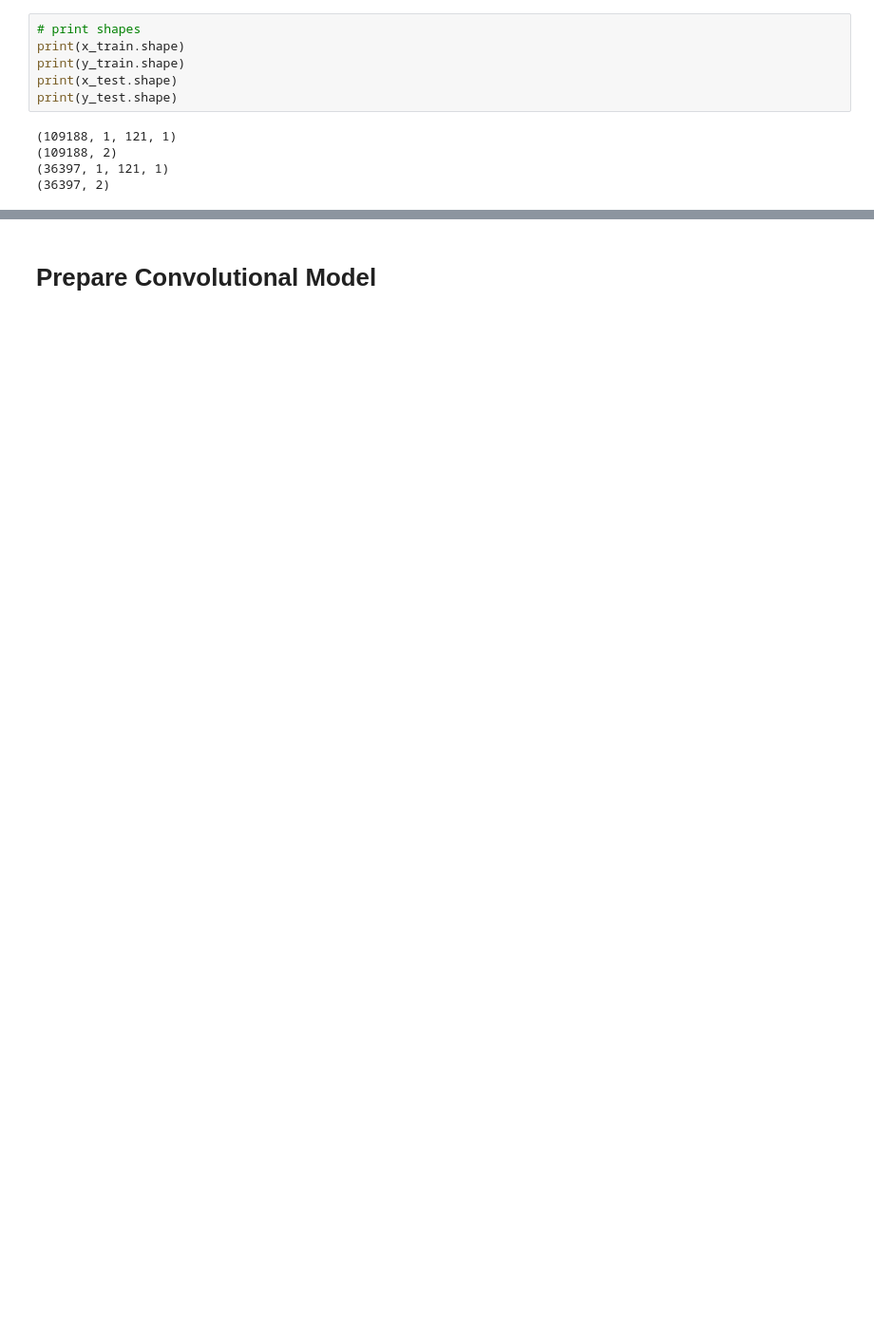
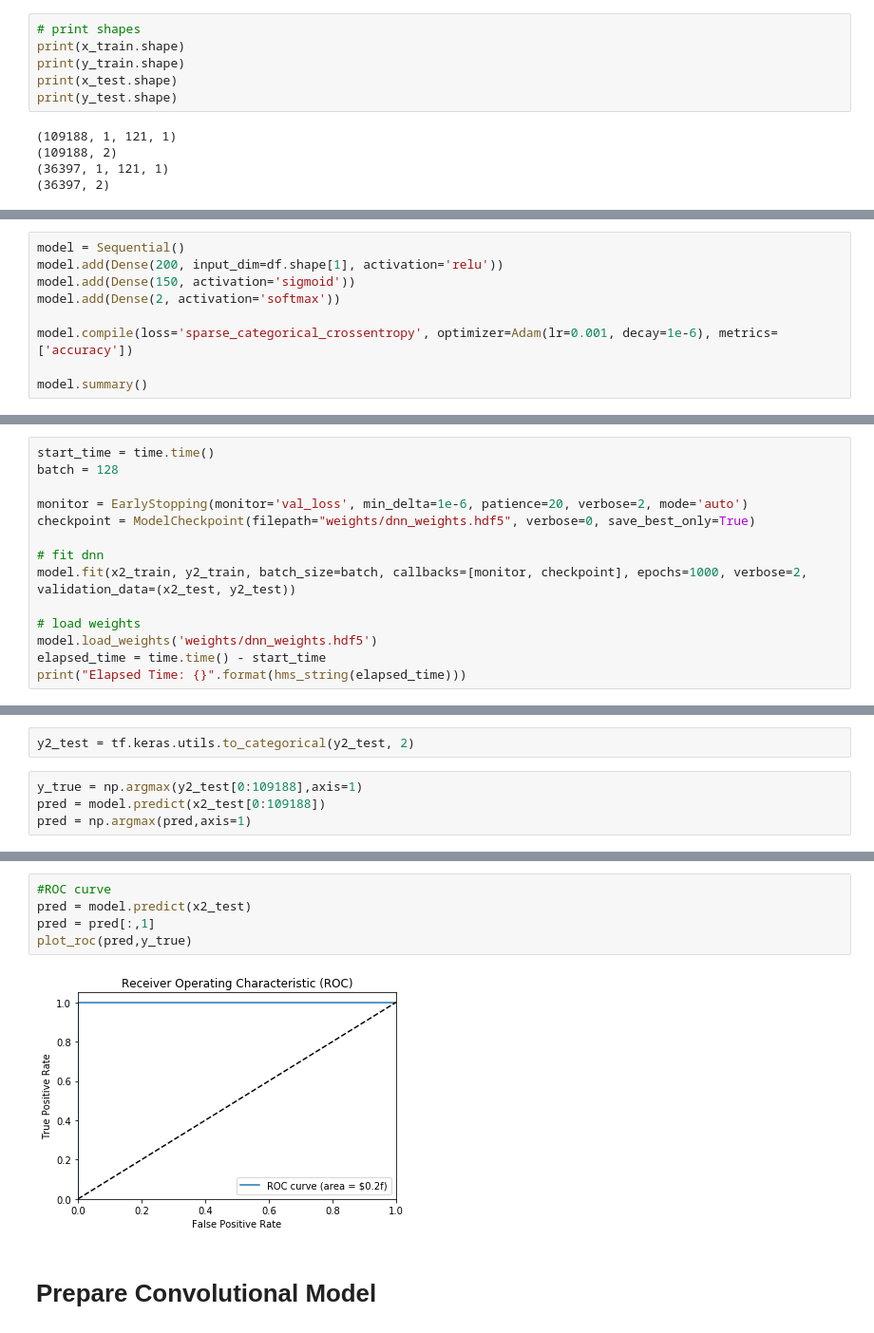
Before and after one commit to saechaol/network-intrusion-detector, a Jupyter notebook: intrusion_predictor.ipynb, the cells around one changed output, grey strips where cells are left out. Shown at 95% size. Saved outputs shown, nothing was run; the diff lists cells and outputs as text; blank space fills up the shorter version.

```diff
--- a/intrusion_predictor.ipynb
+++ b/intrusion_predictor.ipynb
@@ -296,0 +309,9 @@ print(y_test.shape)
+# %%
+model = Sequential()
+model.add(Dense(200, input_dim=df.shape[1], activation='relu'))
+model.add(Dense(150, activation='sigmoid'))
+model.add(Dense(2, activation='softmax'))
+
+model.compile(loss='sparse_categorical_crossentropy', optimizer=Adam(lr=0.001, decay=1e-6), metrics=['accuracy'])
+
+model.summary()
@@ -296,0 +335,14 @@ print(y_test.shape)
+# %%
+start_time = time.time()
+batch = 128
+
+monitor = EarlyStopping(monitor='val_loss', min_delta=1e-6, patience=20, verbose=2, mode='auto')
+checkpoint = ModelCheckpoint(filepath="weights/dnn_weights.hdf5", verbose=0, save_best_only=True)
+
+# fit dnn
+model.fit(x2_train, y2_train, batch_size=batch, callbacks=[monitor, checkpoint], epochs=1000, verbose=2, validation_data=(x2_test, y2_test))
+
+# load weights
+model.load_weights('weights/dnn_weights.hdf5')
+elapsed_time = time.time() - start_time
+print("Elapsed Time: {}".format(hms_string(elapsed_time)))
@@ -296,0 +378,6 @@ print(y_test.shape)
+# %%
+y2_test = tf.keras.utils.to_categorical(y2_test, 2)
+# %%
+y_true = np.argmax(y2_test[0:109188],axis=1)
+pred = model.predict(x2_test[0:109188])
+pred = np.argmax(pred,axis=1)
@@ -297,3 +446,10 @@ print(y_test.shape)
+# %%
+#ROC curve
+pred = model.predict(x2_test)
+pred = pred[:,1]
+plot_roc(pred,y_true)
+# %% [output]
+[figure, added]
 # %% [markdown]
 # Prepare Convolutional Model
 # %%
```
Also changed, not shown: parts of 20 cells of this notebook, 2 other files.
